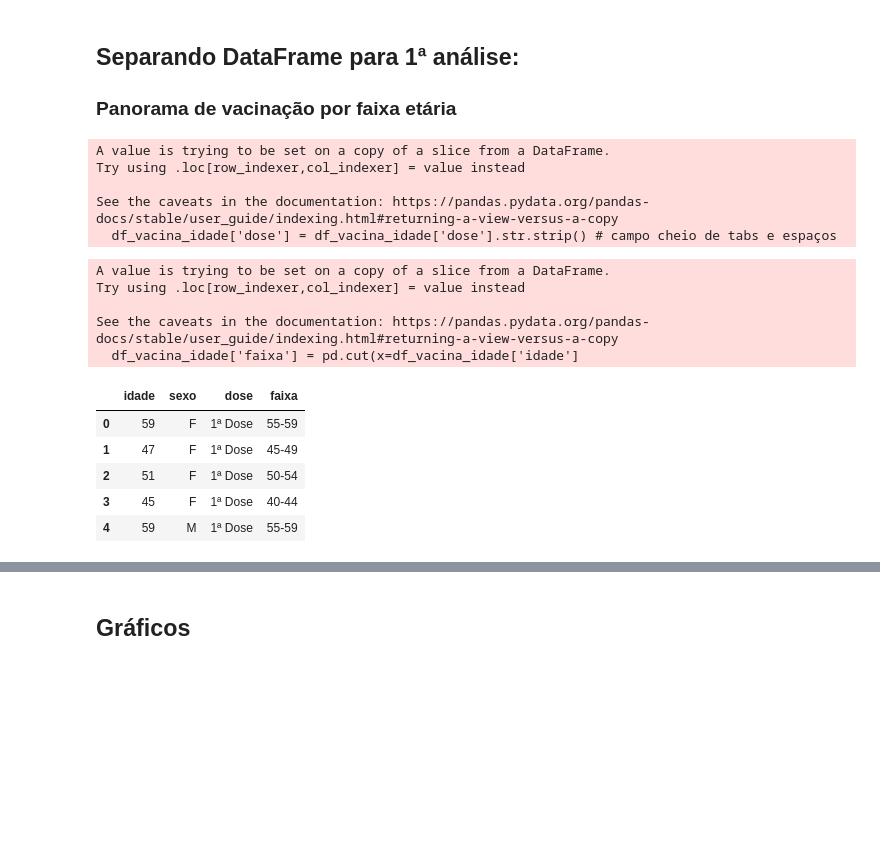
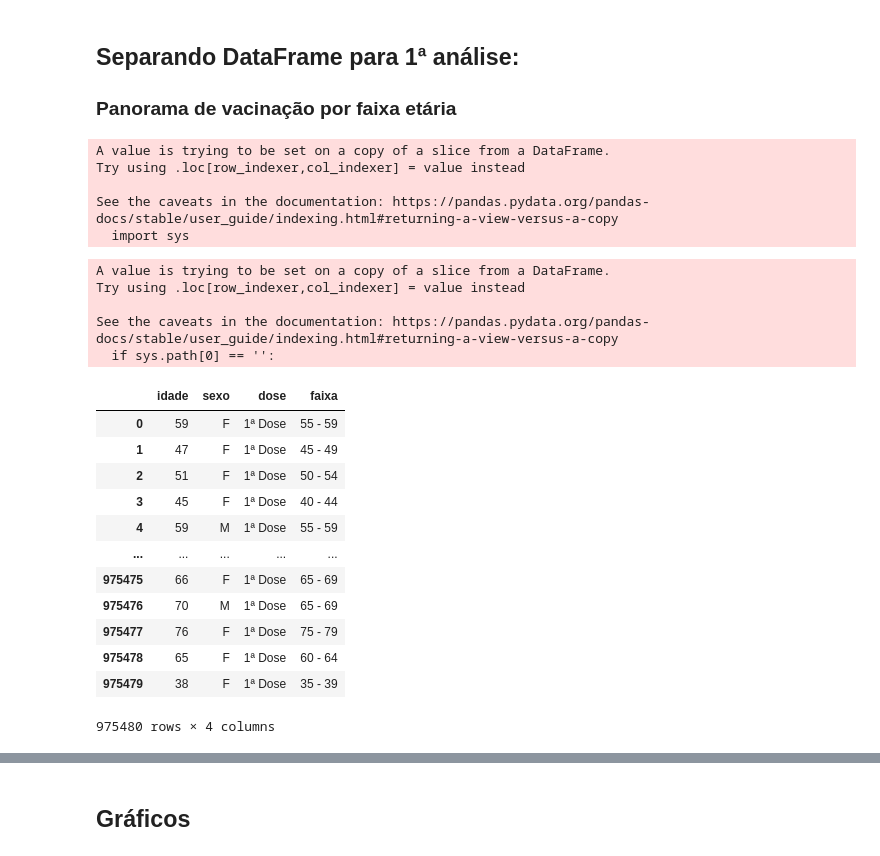
Before and after one commit to LeodeFaria/IDP, a Jupyter notebook: Trabalho.ipynb, the cells around one changed output, grey strips where cells are left out. Drawn from its saved outputs; the diff is of its cells as text; code cells hidden in the pictures; blank space fills up the shorter version.

```diff
--- a/Trabalho.ipynb
+++ b/Trabalho.ipynb
@@ -25,6 +28,8 @@ import numpy as np
 
 # base original: DADOS ABERTOS - Registros de Vacinação COVID19 - UF: DF
 # https://s3-sa-east-1.amazonaws.com/ckan.saude.gov.br/PNI/vacina/uf/2021-06-12/uf%3DDF/part-00000-e7b5a3a9-bb01-40f5-aa63-d3bd2cfe2507.c000.csv
-df_vacina = pd.read_csv('/Users/leodefaria/Documents/IDP/dados/part-00000-e7b5a3a9-bb01-40f5-aa63-d3bd2cfe2507.c000.csv', sep=';')
+
+# df_vacina = pd.read_csv('/Users/leodefaria/Documents/IDP/dados/part-00000-e7b5a3a9-bb01-40f5-aa63-d3bd2cfe2507.c000.csv', sep=';')
+df_vacina_BaseBruta = pd.read_csv('/content/drive/MyDrive/Trabalho/part-00000-e7b5a3a9-bb01-40f5-aa63-d3bd2cfe2507.c000.csv', sep=';')
 # %%
-df_vacina_BaseBruta = pd.read_csv('/Users/leodefaria/Documents/IDP/dados/part-00000-e7b5a3a9-bb01-40f5-aa63-d3bd2cfe2507.c000.csv', sep=';')
+ df_vacina = df_vacina_BaseBruta
@@ -93,0 +111,8 @@ df_vacina.rename(columns={  'paciente_idade':'idade'
+# %%
+# Ajuste de NAN
+
+df_vacina['grupo_atendimento'].fillna('-',inplace=True)
+df_vacina['vacina_categoria'].fillna('-',inplace=True)
+df_vacina['vacina_nome'].fillna('-',inplace=True)
+
+df_vacina.info()
@@ -107,37 +147,42 @@ A value is trying to be set on a copy of a slice from a DataFrame.
 Try using .loc[row_indexer,col_indexer] = value instead
 
 See the caveats in the documentation: https://pandas.pydata.org/pandas-docs/stable/user_guide/indexing.html#returning-a-view-versus-a-copy
-  df_vacina_idade['dose'] = df_vacina_idade['dose'].str.strip() # campo cheio de tabs e espaços
+  import sys
 # %%
 # Inserindo no dataframe o Range de valores de distribuição do IBGE
 
-campos=labels=['0-4', '5-9', '10-14', '15-19', '20-24', '25-29', '30-34', '35-39', '40-44', '45-49', '50-54', '55-59', '60-64', '65-69', '70-74', '75-79', '80-84', '85-89', '90+']
+# ['0-4', '5-9', '10-14', '15-19', '20-24', '25-29', '30-34', '35-39', '40-44', '45-49', '50-54', '55-59', '60-64', '65-69', '70-74', '75-79', '80-84', '85-89', '90+']
+campos=labels= ["{0} - {1}".format(i, i + 4) for i in range(0, 95, 5)]
+campos[-1] = '90+'
 
-# Quem disse que eu consegui transformar esse simples for em serie...
-#for i in range(19):
-    #print(str(i*5) + " - " + str(i*5+4))
-
-
-linhas = pd.Series(np.arange(0,100,5))   # bins=[0,5,10,15,20,25,30,35,40,45,50,55,60,65,70,75,80,85,95,100]
+# linhas=[0,5,10,15,20,25,30,35,40,45,50,55,60,65,70,75,80,85,95,100]
+linhas = pd.Series(np.arange(0,100,5))
 
 df_vacina_idade['faixa'] = pd.cut(x=df_vacina_idade['idade']
                                   , bins=linhas
                                   , labels=campos)
 
 
-df_vacina_idade.head()#describe()
+df_vacina_idade#.head()#describe()
 # %% [output]
 A value is trying to be set on a copy of a slice from a DataFrame.
 Try using .loc[row_indexer,col_indexer] = value instead
 
 See the caveats in the documentation: https://pandas.pydata.org/pandas-docs/stable/user_guide/indexing.html#returning-a-view-versus-a-copy
-  df_vacina_idade['faixa'] = pd.cut(x=df_vacina_idade['idade']
+  if sys.path[0] == '':
 |  | idade | sexo | dose | faixa |
-| 0 | 59 | F | 1ª Dose | 55-59 |
-| 1 | 47 | F | 1ª Dose | 45-49 |
-| 2 | 51 | F | 1ª Dose | 50-54 |
-| 3 | 45 | F | 1ª Dose | 40-44 |
-| 4 | 59 | M | 1ª Dose | 55-59 |
+| 0 | 59 | F | 1ª Dose | 55 - 59 |
+| 1 | 47 | F | 1ª Dose | 45 - 49 |
+| 2 | 51 | F | 1ª Dose | 50 - 54 |
+| 3 | 45 | F | 1ª Dose | 40 - 44 |
+| 4 | 59 | M | 1ª Dose | 55 - 59 |
+| ... | ... | ... | ... | ... |
+| 975475 | 66 | F | 1ª Dose | 65 - 69 |
+| 975476 | 70 | M | 1ª Dose | 65 - 69 |
+| 975477 | 76 | F | 1ª Dose | 75 - 79 |
+| 975478 | 65 | F | 1ª Dose | 60 - 64 |
+| 975479 | 38 | F | 1ª Dose | 35 - 39 |
+975480 rows × 4 columns
 # %%
 # Campo do inferno que não "pegava" filtro de jeito nenhum
 
```
Also changed, not shown: parts of 24 cells of this notebook.
